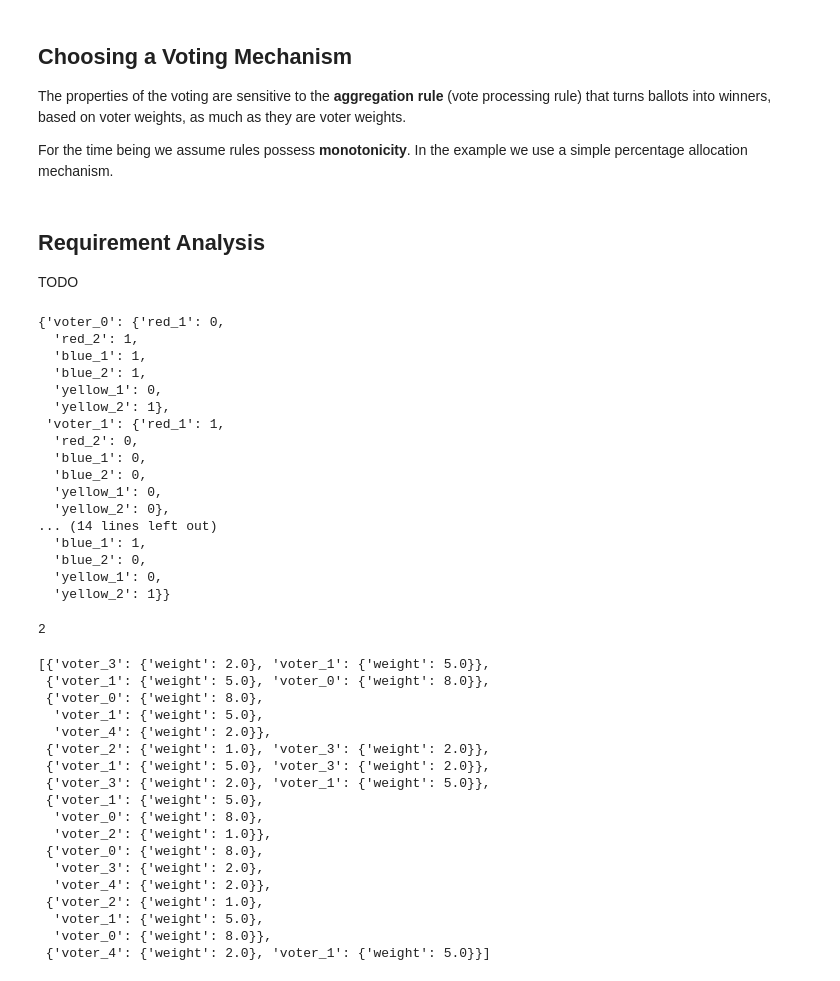
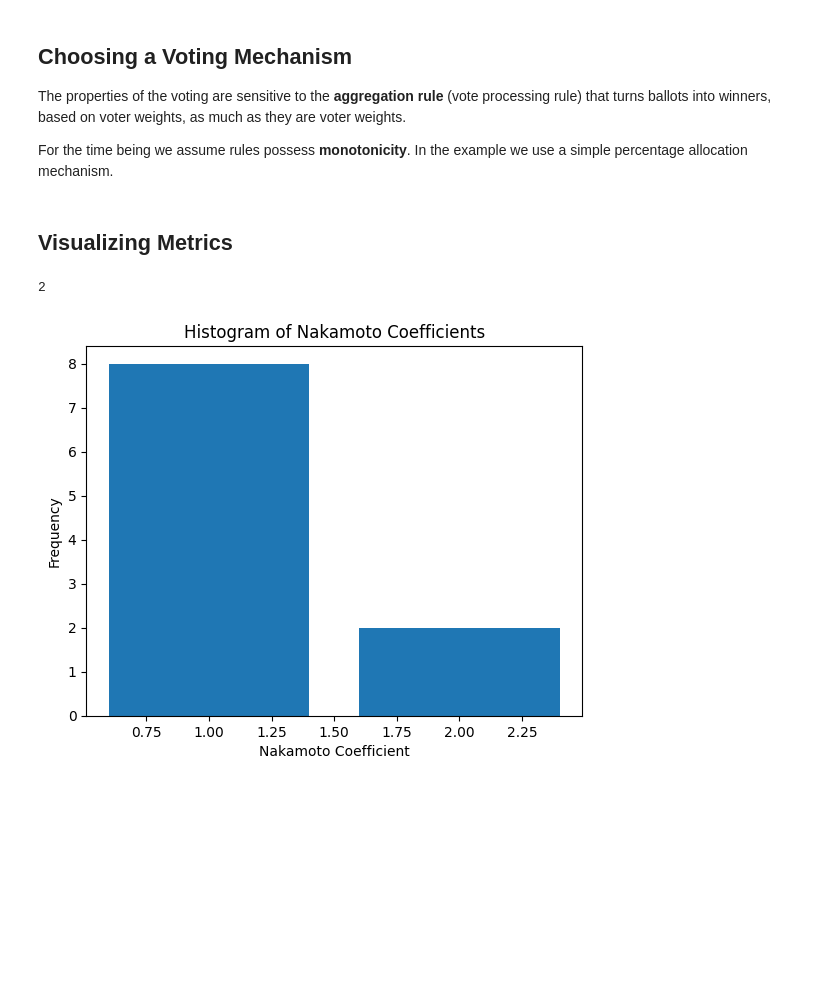
Before and after one commit to TE-Academy/Reputation-based_Weighted_Voting, a Jupyter notebook: notebooks/demonstration-octopus-mainly-code.ipynb, the cells around one changed output. Cells and saved outputs as stored; diff of their text form; code cells hidden in the pictures; blank space fills up the shorter version.

```diff
--- a/notebooks/demonstration-octopus-mainly-code.ipynb
+++ b/notebooks/demonstration-octopus-mainly-code.ipynb
@@ -360,24 +332,0 @@ voting_mechanism = PercentageAllocationWeightedPlurality()
-# %% [markdown]
-## Requirement Analysis
-
-TODO
-# %%
-voter_cred_dict
-# %% [output]
-{'voter_0': {'red_1': 0,
-  'red_2': 1,
-  'blue_1': 1,
-  'blue_2': 1,
-  'yellow_1': 0,
-  'yellow_2': 1},
- 'voter_1': {'red_1': 1,
-  'red_2': 0,
-  'blue_1': 0,
-  'blue_2': 0,
-  'yellow_1': 0,
-  'yellow_2': 0},
-... (14 lines left out)
-  'blue_1': 1,
-  'blue_2': 0,
-  'yellow_1': 0,
-  'yellow_2': 1}}
@@ -386,3 +335,5 @@ from metrics.plutocracy import calc_nakamoto_coefficient_additive
+# %% [markdown]
+## Visualizing Metrics
 # %%
 
 calc_nakamoto_coefficient_additive(final_voter_weights_dict)
@@ -397,26 +348,7 @@ NUM_SAMPLES = 10
 MIN_PCT = 0.25
 MAX_PCT = 0.75
 
-samples_voting_population_by_pct_range(input_dict = final_voter_weights_dict,
+final_voter_population_samples = samples_voting_population_by_pct_range(input_dict = final_voter_weights_dict,
                                        num_samples = NUM_SAMPLES,
                                        min_pct = MIN_PCT,
                                        max_pct = MAX_PCT)
-# %% [output]
-[{'voter_3': {'weight': 2.0}, 'voter_1': {'weight': 5.0}},
- {'voter_1': {'weight': 5.0}, 'voter_0': {'weight': 8.0}},
- {'voter_0': {'weight': 8.0},
-  'voter_1': {'weight': 5.0},
-  'voter_4': {'weight': 2.0}},
- {'voter_2': {'weight': 1.0}, 'voter_3': {'weight': 2.0}},
- {'voter_1': {'weight': 5.0}, 'voter_3': {'weight': 2.0}},
- {'voter_3': {'weight': 2.0}, 'voter_1': {'weight': 5.0}},
- {'voter_1': {'weight': 5.0},
-  'voter_0': {'weight': 8.0},
-  'voter_2': {'weight': 1.0}},
- {'voter_0': {'weight': 8.0},
-  'voter_3': {'weight': 2.0},
-  'voter_4': {'weight': 2.0}},
- {'voter_2': {'weight': 1.0},
-  'voter_1': {'weight': 5.0},
-  'voter_0': {'weight': 8.0}},
- {'voter_4': {'weight': 2.0}, 'voter_1': {'weight': 5.0}}]
@@ -422,0 +357,8 @@ samples_voting_population_by_pct_range(input_dict = final_voter_weights_dict,
+# %%
+plt.hist(nakamoto_coefficients, bins=range(1, max(nakamoto_coefficients)+2), align='left', rwidth=0.8)
+plt.title('Histogram of Nakamoto Coefficients')
+plt.xlabel('Nakamoto Coefficient')
+plt.ylabel('Frequency')
+plt.show()
+# %% [output]
+[figure, added]
```
Also changed, not shown: parts of 29 cells of this notebook, 5 other files.
